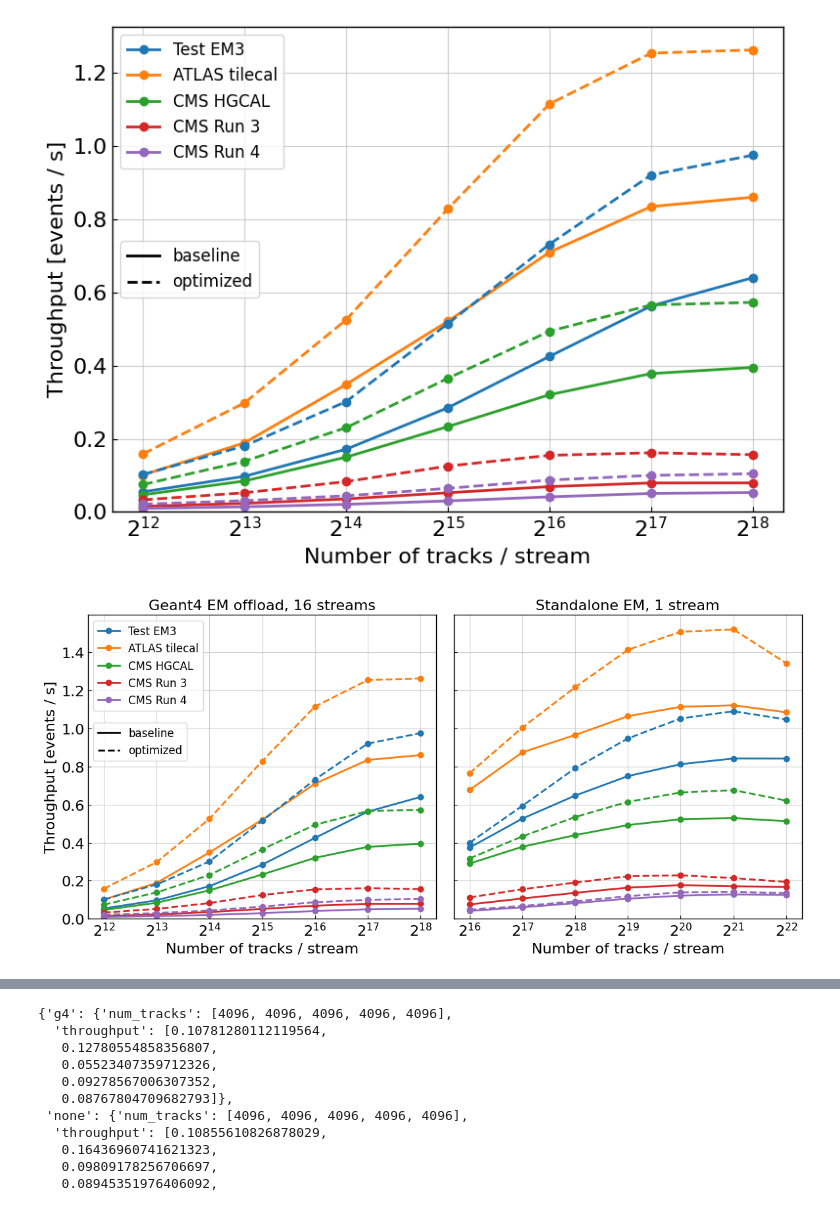
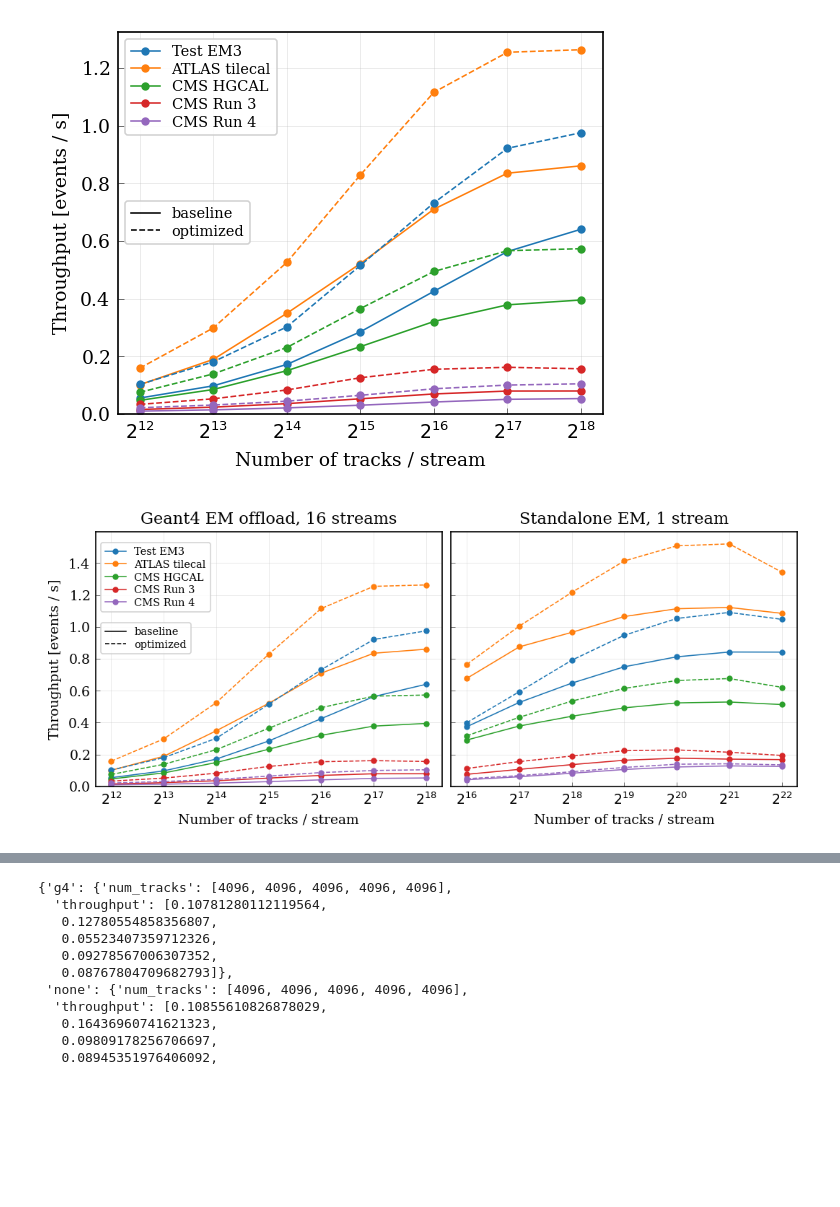
Before and after one commit to celeritas-project/regression, a Jupyter notebook: chep.ipynb, the cells around one changed output, grey strips where cells are left out. Drawn from its saved outputs; the diff is of its cells as text; code cells hidden in the pictures; blank space fills up the shorter version.

Commit message:
Update plots again

```diff
--- a/chep.ipynb
+++ b/chep.ipynb
@@ -5,8 +5,8 @@ from pathlib import Path
 import matplotlib as mpl
 from matplotlib import pyplot as plt
 # %%
-plt.rcParams.update({'font.size': 16})
-mpl.rcParams['axes.linewidth'] = 1
+with open("plots/style.json") as f:
+    mpl.rcParams.update(json.load(f))
 # %%
 problems = ["testem3-composite", "atlas-tilecal", "cms-hgcal", "cms-run3", "cms-hllhc",]
 labels = ["Test EM3", "ATLAS tilecal", "CMS HGCAL", "CMS Run 3", "CMS Run 4",]
@@ -44,17 +44,12 @@ celer_g4_opt = get_times(Path("results/opt-all-scaling/gpu"), "celer-g4")
 results = celer_g4
 results_opt = celer_g4_opt
 # %%
-plt.rcParams['legend.title_fontsize'] = 12
-
 # Set up figure
 fig, ax = plt.subplots(1, 1)
-fig.set_facecolor('w')
-fig.set_figheight(6)
-fig.set_figwidth(8)
 
 colors = plt.cm.tab10.colors[:num_runs]
-ms = 12
-lw = 2
+ms = None
+lw = None
 problem_handles = []
 sorting_handles = []
 
@@ -64,52 +59,43 @@ for i in range(len(problems)):
     exp = np.array([np.log2(t) for t in v["num_tracks"]], dtype=int)
     threads = np.array(v["num_tracks"], dtype = int)
     h = ax.plot(threads, v["throughput"], color=colors[i], marker=".", markersize=ms, linewidth=lw, label=f"{labels[i]}")
     problem_handles.append(h[0])
 
 for i in range(len(problems)):
     k, v = list(results_opt.items())[i]
     ax.plot(threads, v["throughput"], color=colors[i], linestyle="--", marker=".", markersize=ms, linewidth=lw)
 
 # Create the problem legend
-leg = ax.legend(handles=problem_handles, loc='upper left', fontsize=12)
+leg = ax.legend(handles=problem_handles, loc='upper left')
 
 # Create the sorting legend
 sorting_handles.append(ax.plot([0], [0], color='k', linestyle='-', linewidth=lw, label="baseline")[0])
 sorting_handles.append(ax.plot([0], [0], color='k', linestyle='--', linewidth=lw, label="optimized")[0])
-ax.legend(handles=sorting_handles, loc='center left', fontsize=12)
+ax.legend(handles=sorting_handles, loc='center left')
 
 # Manually add back the problem legend
 ax.add_artist(leg)
 
 thread_labels = [fr"$2^{{{x}}}$" for x in exp]
 
 ax.grid(True, which='major', alpha=0.6)
 ax.set_xscale('log')
 ax.set_xticklabels([], minor=True)
 ax.set_xticks(threads, thread_labels)
 ax.set_xlabel("Number of tracks / stream")
 ax.set_ylabel("Throughput [events / s]")
 ax.set_ylim((0, ax.get_ylim()[1]))
-ax.tick_params(direction="in")
 ax.xaxis.minorticks_off()
-
-fig.tight_layout()
 plt.show()
-#fig.savefig('gpu-threads-sim.png')
+fig.savefig('gpu-threads-sim.pdf')
 # %% [output]
-[figure, old version]
+[figure, new version]
 # %%
-plt.rcParams['legend.title_fontsize'] = 12
-
 # Set up figure
-fig, (ax1, ax2) = plt.subplots(1, 2, sharey=True)
-fig.set_facecolor('w')
-fig.set_figheight(6)
-fig.set_figwidth(14)
-
+fig, (ax1, ax2) = plt.subplots(1, 2, sharey=True, figsize=(7,3))
 colors = plt.cm.tab10.colors[:num_runs]
-ms = 12
-lw = 2
+ms = None
+lw = None
 problem_handles = []
 sorting_handles = []
 
@@ -138,12 +124,12 @@ for i in range(len(problems)):
     ax2.plot(threads_sim, v["throughput"], color=colors[i], linestyle="--", marker=".", markersize=ms, linewidth=lw)
 
 # Create the problem legend
-leg = ax1.legend(handles=problem_handles, loc=(0.015, 0.685), fontsize=12)
+leg = ax1.legend(handles=problem_handles, loc=(0.015, 0.685),)
 
 # Create the sorting legend
 sorting_handles.append(ax1.plot([0], [0], color='k', linestyle='-', linewidth=lw, label="baseline")[0])
 sorting_handles.append(ax1.plot([0], [0], color='k', linestyle='--', linewidth=lw, label="optimized")[0])
-ax1.legend(handles=sorting_handles, loc=(0.015, 0.52), fontsize=12)
+ax1.legend(handles=sorting_handles, loc=(0.015, 0.52))
 
 # Manually add back the problem legend
 ax1.add_artist(leg)
@@ -160,17 +146,15 @@ for ax in (ax1, ax2):
     ax.tick_params(direction="in")
     ax.xaxis.minorticks_off()
 
-ax1.set_title("Geant4 EM offload, 16 streams", fontsize=16)
-ax2.set_title("Standalone EM, 1 stream", fontsize=16)
+ax1.set_title("Geant4 EM offload, 16 streams")
+ax2.set_title("Standalone EM, 1 stream")
 ax1.set_xticks(threads_g4, thread_labels_g4)
 ax2.set_xticks(threads_sim, thread_labels_sim)
 ax1.set_ylabel("Throughput [events / s]")
-plt.subplots_adjust(wspace=0.05)
-
 plt.show()
-#fig.savefig('gpu-thread-scaling.pdf', bbox_inches='tight')
+fig.savefig('gpu-thread-scaling.pdf', bbox_inches='tight')
 # %% [output]
-[figure, old version]
+[figure, new version]
 # %%
 def get_bars(arch, app):
     opt = optimization
```
Also changed, not shown: parts of 2 cells of this notebook, 1 other file.
